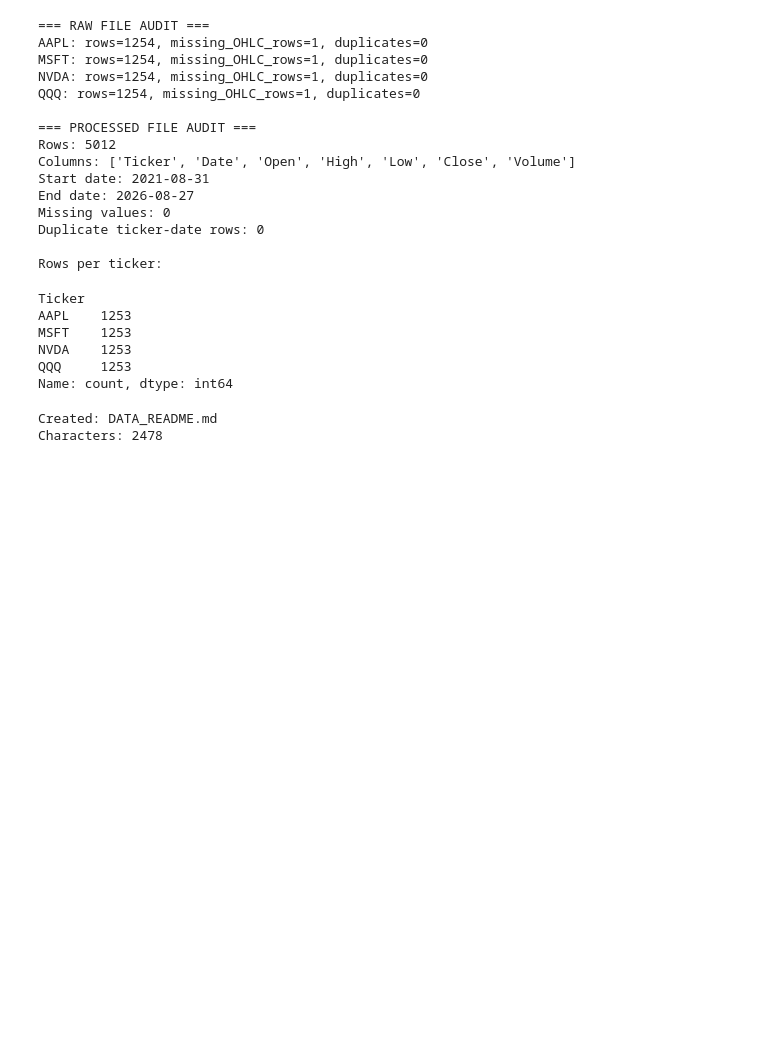
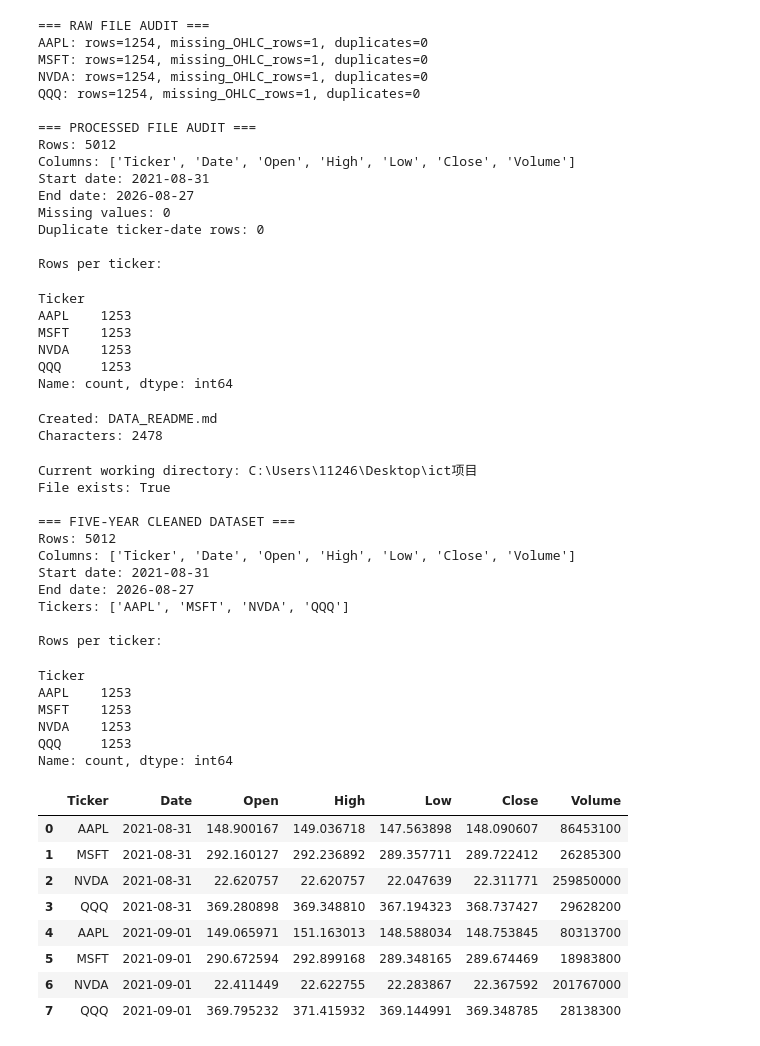
Before and after one commit to Bastob96/SemanticMLPFinance, a Jupyter notebook: notebooks/download_and_clean_yahoo_data.ipynb, the cells around one changed output. Cells and saved outputs as stored; diff of their text form; code cells hidden in the pictures; blank space fills up the shorter version.

```diff
--- a/notebooks/download_and_clean_yahoo_data.ipynb
+++ b/notebooks/download_and_clean_yahoo_data.ipynb
@@ -452,3 +452,75 @@ print("Characters:", len(data_note))
 # %% [output]
 Created: DATA_README.md
 Characters: 2478
+# %%
+import pandas as pd
+from pathlib import Path
+
+# Existing five-year cleaned dataset
+five_year_file = Path(
+    "data/processed_5y_yahoo/aligned_daily_ohlcv_5y.csv"
+)
+
+print("Current working directory:", Path.cwd())
+print("File exists:", five_year_file.exists())
+
+if not five_year_file.exists():
+    raise FileNotFoundError(
+        f"Cannot find: {five_year_file}\n"
+        "Please check the notebook working directory and file path."
+    )
+
+df_5y = pd.read_csv(five_year_file)
+
+# Standardise the date type again after loading the CSV
+df_5y["Date"] = pd.to_datetime(
+    df_5y["Date"],
+    format="%Y-%m-%d",
+    errors="raise"
+)
+
+# Sort without modifying the original CSV file
+df_5y = (
+    df_5y
+    .sort_values(["Date", "Ticker"])
+    .reset_index(drop=True)
+)
+
+print("\n=== FIVE-YEAR CLEANED DATASET ===")
+print("Rows:", len(df_5y))
+print("Columns:", df_5y.columns.tolist())
+print("Start date:", df_5y["Date"].min().date())
+print("End date:", df_5y["Date"].max().date())
+print("Tickers:", sorted(df_5y["Ticker"].unique()))
+
+print("\nRows per ticker:")
+display(df_5y["Ticker"].value_counts().sort_index())
+
+display(df_5y.head(8))
+# %% [output]
+Current working directory: C:\Users\11246\Desktop\ict项目
+File exists: True
+
+=== FIVE-YEAR CLEANED DATASET ===
+Rows: 5012
+Columns: ['Ticker', 'Date', 'Open', 'High', 'Low', 'Close', 'Volume']
+Start date: 2021-08-31
+End date: 2026-08-27
+Tickers: ['AAPL', 'MSFT', 'NVDA', 'QQQ']
+
+Rows per ticker:
+Ticker
+AAPL    1253
+MSFT    1253
+NVDA    1253
+QQQ     1253
+Name: count, dtype: int64
+|  | Ticker | Date | Open | High | Low | Close | Volume |
+| 0 | AAPL | 2021-08-31 | 148.900167 | 149.036718 | 147.563898 | 148.090607 | 86453100 |
+| 1 | MSFT | 2021-08-31 | 292.160127 | 292.236892 | 289.357711 | 289.722412 | 26285300 |
+| 2 | NVDA | 2021-08-31 | 22.620757 | 22.620757 | 22.047639 | 22.311771 | 259850000 |
+| 3 | QQQ | 2021-08-31 | 369.280898 | 369.348810 | 367.194323 | 368.737427 | 29628200 |
+| 4 | AAPL | 2021-09-01 | 149.065971 | 151.163013 | 148.588034 | 148.753845 | 80313700 |
+| 5 | MSFT | 2021-09-01 | 290.672594 | 292.899168 | 289.348165 | 289.674469 | 18983800 |
+| 6 | NVDA | 2021-09-01 | 22.411449 | 22.622755 | 22.283867 | 22.367592 | 201767000 |
+| 7 | QQQ | 2021-09-01 | 369.795232 | 371.415932 | 369.144991 | 369.348785 | 28138300 |
```
Also changed, not shown: parts of 7 cells of this notebook.
